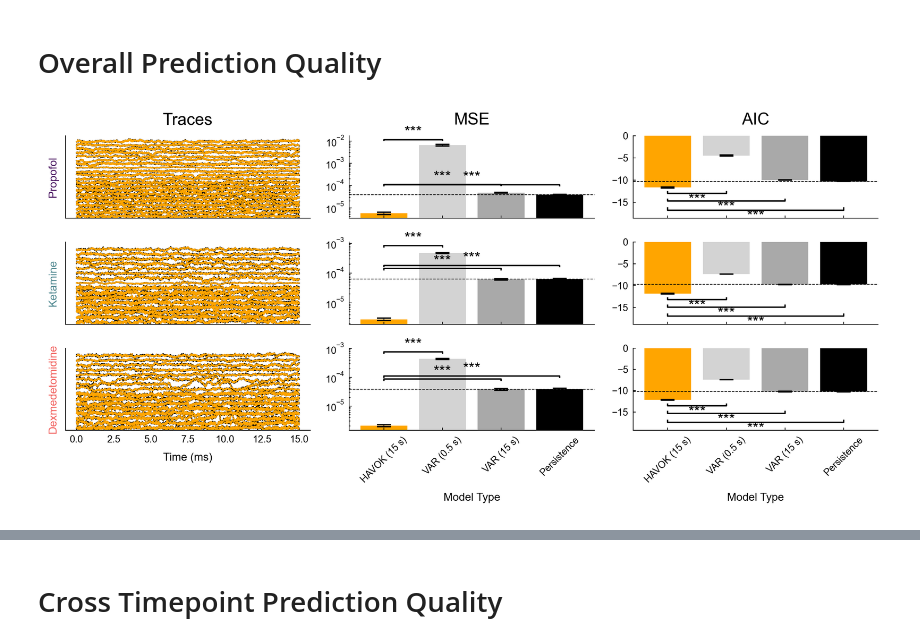
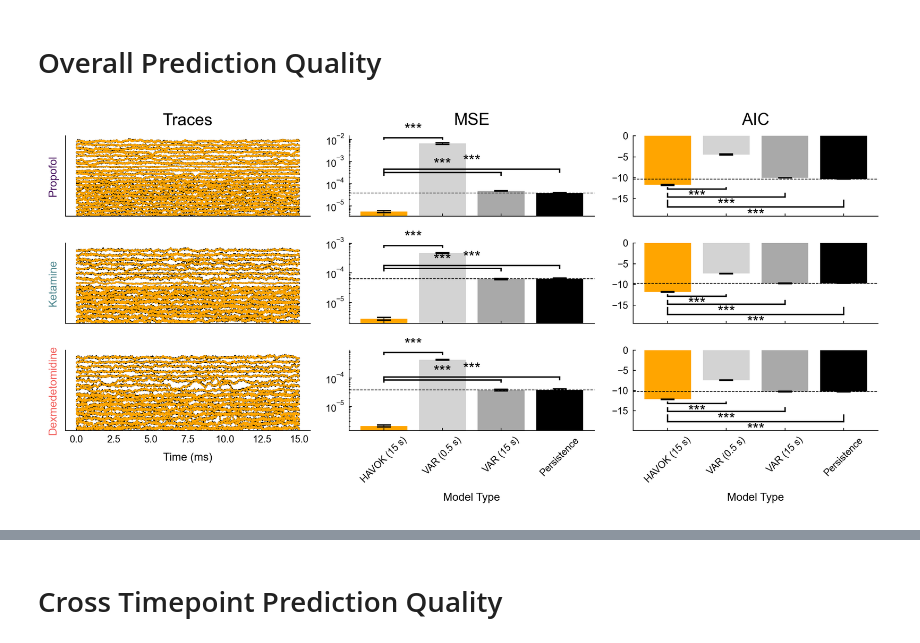
Before and after one commit to adamjeisen/UniversalUnconsciousness, a Jupyter notebook: _jupyter/Figures/prediction-quality.ipynb, the cells around one changed output, grey strips where cells are left out. Cells and saved outputs as stored; diff of their text form; code cells hidden in the pictures.

```diff
--- a/_jupyter/Figures/prediction-quality.ipynb
+++ b/_jupyter/Figures/prediction-quality.ipynb
@@ -264,46 +264,81 @@ def sig_stars(p):
     return ''
 
 
-def _compute_bracket_heights(ax, y_base, level, position='above'):
+def _compute_bracket_heights(ax, y_base, level, position='above', big_shift=False):
     # position: 'above' or 'below'
     if ax.get_yscale() == 'log':
         # Use multiplicative spacing on log axes for clear separation
-        base = 1.6 + 0.5 * level
+        # Increased spacing to prevent overlap: base multiplier increases more with level
+        if big_shift:
+            base = 1.8 + 5 * level
+        else:
+            base = 1.8 + 0.5 * level
         if position == 'above':
             y0 = y_base * base
-            y1 = y0 * 1.10
+            # For downward-pointing ticks, y1 should be below y0
+            # Adjust fraction to make ticks visually similar in size to linear scale
+            # Smaller fraction = longer tick (visually on log scale)
+            # 0.7 means tick is 30% of distance from y_base to y0, matching AIC's ~30% tick length
+            y1 = y_base + (y0 - y_base) * 0.7
         else:  # below
             y0 = y_base / base
-            y1 = y0 / 1.10
+            # For upward-pointing ticks, y1 should be above y0
+            y1 = y0 * 1.02
     else:
         ylo, yhi = ax.get_ylim()
         yr = yhi - ylo
-        offset_main = yr * (0.08 + 0.10 * level)
+        offset_main = yr * (0.08 + 0.12 * level)
         offset_tick = yr * 0.03
         if position == 'above':
             y0 = y_base + offset_main
-            y1 = y0 + offset_tick
+            # For downward-pointing ticks, y1 should be below y0 (closer to y_base)
+            y1 = y_base + offset_main * 0.3
         else:  # below
             y0 = y_base - offset_main
-            y1 = y0 - offset_tick
+            # For upward-pointing ticks, y1 should be above y0
+            y1 = y_base - offset_main * 0.7
     return y0, y1
 
 
-def add_sig_bracket(ax, x1, x2, y_base, level, text, position='above'):
-    y0, y1 = _compute_bracket_heights(ax, y_base, level, position=position)
-    ax.plot([x1, x1, x2, x2], [y0, y1, y1, y0], color='black', linewidth=1)
-    ax.text((x1 + x2) / 2.0, y1, text, ha='center', va=('bottom' if position == 'above' else 'top'), fontsize=FONT['sig'])
+def add_sig_bracket(ax, x1, x2, y_base, level, text, position='above', big_shift=False):
+    y0, y1 = _compute_bracket_heights(ax, y_base, level, position=position, big_shift=big_shift)
     ylo, yhi = ax.get_ylim()
-    if position == 'above' and y1 > yhi:
+
+    # Draw bracket with both ticks pointing downward (for 'above') or upward (for 'below')
+    if position == 'above':
+        # Horizontal line at top, ticks pointing down
+        ax.plot([x1, x2], [y0, y0], color='black', linewidth=1)  # horizontal line
+        ax.plot([x1, x1], [y0, y1], color='black', linewidth=1)  # left tick down
+        ax.plot([x2, x2], [y0, y1], color='black', linewidth=1)  # right tick down
+        # Position stars above the horizontal line
         if ax.get_yscale() == 'log':
-            ax.set_ylim(ylo, y1 * 1.15)
+            star_y = y0 * 1.05
         else:
-            ax.set_ylim(ylo, y1 + (yhi - ylo) * 0.05)
-    if position == 'below' and y1 < ylo:
+            star_y = y0 + (yhi - ylo) * 0.02
+        ax.text((x1 + x2) / 2.0, star_y, text, ha='center', va='bottom', fontsize=FONT['sig'])
+        # Adjust ylim if star is outside bounds
+        if star_y > yhi:
+            if ax.get_yscale() == 'log':
+                ax.set_ylim(ylo, star_y * 1.15)
+            else:
+                ax.set_ylim(ylo, star_y + (yhi - ylo) * 0.05)
+    else:
+        # Horizontal line at bottom, ticks pointing up
+        ax.plot([x1, x2], [y0, y0], color='black', linewidth=1)  # horizontal line
+        ax.plot([x1, x1], [y0, y1], color='black', linewidth=1)  # left tick up
+        ax.plot([x2, x2], [y0, y1], color='black', linewidth=1)  # right tick up
+        # Position stars below the horizontal line
         if ax.get_yscale() == 'log':
-            ax.set_ylim(y1 / 1.15, yhi)
+            star_y = y0 / 1.05
         else:
-            ax.set_ylim(y1 - (yhi - ylo) * 0.05, yhi)
+            star_y = y0 - (yhi - ylo) * 0.02
+        ax.text((x1 + x2) / 2.0, star_y, text, ha='center', va='top', fontsize=FONT['sig'])
+        # Adjust ylim if star is outside bounds
+        if star_y < ylo:
+            if ax.get_yscale() == 'log':
+                ax.set_ylim(star_y / 1.15, yhi)
+            else:
+                ax.set_ylim(star_y - (yhi - ylo) * 0.05, yhi)
 
 # Configuration
 # metrics = ['mse', 'aic', 'mase']
@@ -427,32 +462,36 @@ for row_idx, (data_class, agent) in enumerate(anesthetic_agent_list):
         ax.xaxis.set_major_locator(FixedLocator(range(len(conditions))))
         ax.set_xticklabels(condition_names, rotation=45, ha='center', fontsize=FONT['tick'])
         ax.tick_params(axis='y', labelsize=FONT['tick'])
 
         ax.axhline(mean_values[metric][-1], color='black', linestyle='--')
 
         # Significance: HAVOK vs each other model (lower is better)
         havok_values = all_values[metric]['']
         for level, idx_other in enumerate([1, 2, 3]):
             other_key = conditions[idx_other]
             try:
                 _, p_value = wilcoxon(havok_values, all_values[metric][other_key], alternative='less')
             except ValueError:
                 continue
             stars = sig_stars(p_value)
             if not stars:
                 continue
             if metric == 'aic':
                 y_base = min(mean_values[metric][0], mean_values[metric][idx_other])
                 add_sig_bracket(ax, 0, idx_other, y_base, level, stars, position='below')
                 ylim = ax.get_ylim()
                 ax.set_ylim(ylim[0] - 1, ylim[1])
             else:
                 y_base = max(mean_values[metric][0], mean_values[metric][idx_other])
-                add_sig_bracket(ax, 0, idx_other, y_base, level, stars, position='above')
+                if row_idx == 0:
+                    big_shift = True
+                else:
+                    big_shift = False
+                add_sig_bracket(ax, 0, idx_other, y_base, level, stars, position='above', big_shift=big_shift)
 
 # fig.suptitle('Prediction Quality by Agent: Session Traces and Metrics', y=0.995, fontsize=FONT['suptitle'])
 plt.tight_layout(rect=[0.02, 0.04, 0.98, 0.98])
 plt.savefig(os.path.join(cfg.plotting.img_save_dir, 'supp', f'prediction_quality.pdf'), transparent=True, bbox_inches='tight')
 plt.show()
 # %% [output]
-[figure, old version]
+[figure, new version]
```
Also changed, not shown: parts of 7 cells of this notebook, 17 other files.
